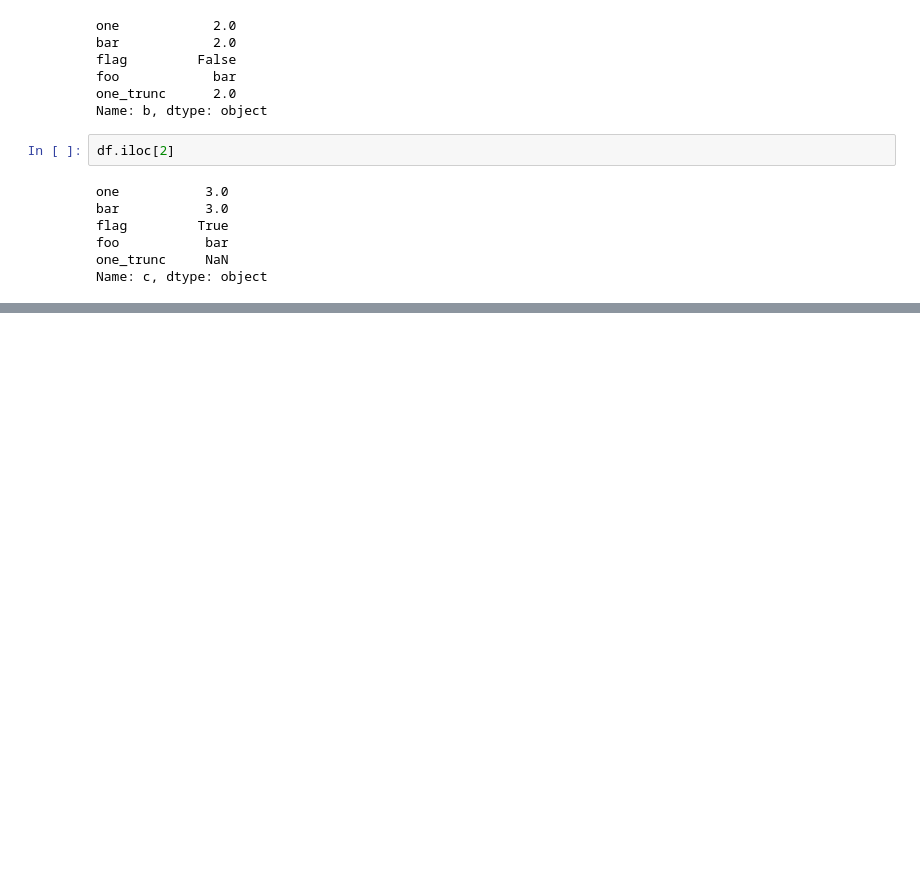
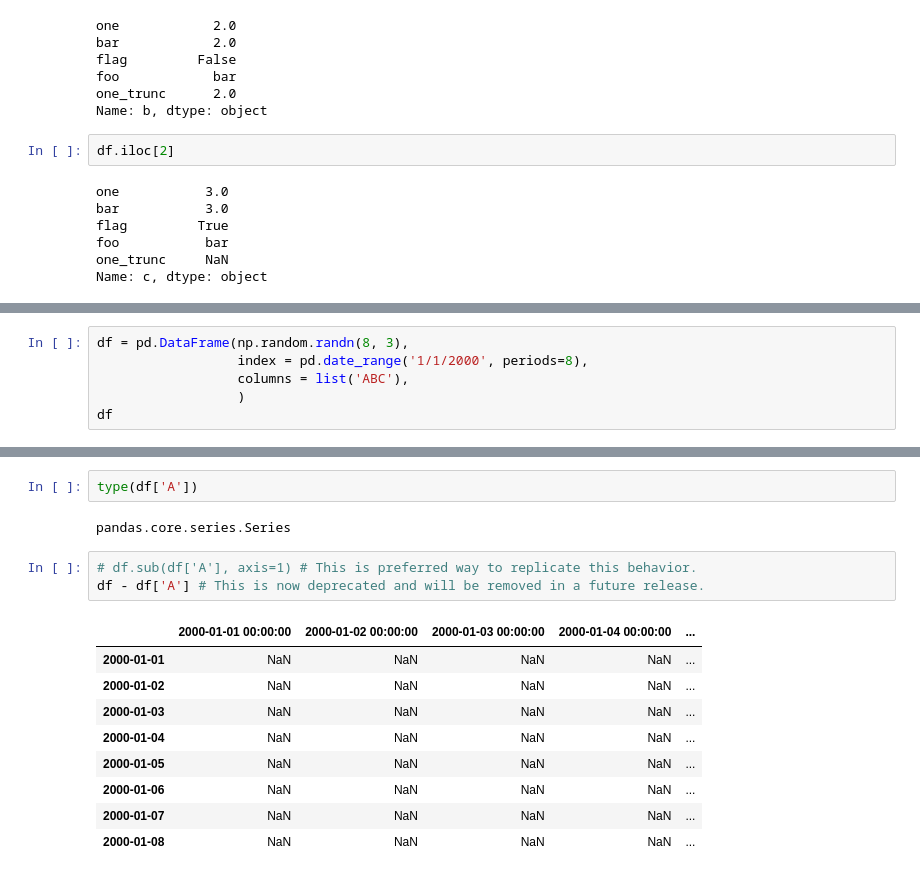
Before and after one commit to imvickykumar999/Hyper-4D-Game, a Jupyter notebook: 4D Games/Panel_4D.ipynb, the cells around one changed output, grey strips where cells are left out. Saved outputs shown, nothing was run; the diff lists cells and outputs as text; blank space fills up the shorter version.

```diff
--- a/4D Games/Panel_4D.ipynb
+++ b/4D Games/Panel_4D.ipynb
@@ -514,0 +581,6 @@ Name: c, dtype: object
+# %%
+df = pd.DataFrame(np.random.randn(8, 3),
+                  index = pd.date_range('1/1/2000', periods=8),
+                  columns = list('ABC'),
+                  )
+df
@@ -514,0 +597,17 @@ Name: c, dtype: object
+# %%
+type(df['A'])
+# %% [output]
+pandas.core.series.Series
+# %%
+# df.sub(df['A'], axis=1) # This is preferred way to replicate this behavior.
+df - df['A'] # This is now deprecated and will be removed in a future release.
+# %% [output]
+|  | 2000-01-01 00:00:00 | 2000-01-02 00:00:00 | 2000-01-03 00:00:00 | 2000-01-04 00:00:00 | ... |
+| 2000-01-01 | NaN | NaN | NaN | NaN | ... |
+| 2000-01-02 | NaN | NaN | NaN | NaN | ... |
+| 2000-01-03 | NaN | NaN | NaN | NaN | ... |
+| 2000-01-04 | NaN | NaN | NaN | NaN | ... |
+| 2000-01-05 | NaN | NaN | NaN | NaN | ... |
+| 2000-01-06 | NaN | NaN | NaN | NaN | ... |
+| 2000-01-07 | NaN | NaN | NaN | NaN | ... |
+| 2000-01-08 | NaN | NaN | NaN | NaN | ... |
```
Also changed, not shown: parts of 17 cells of this notebook.
